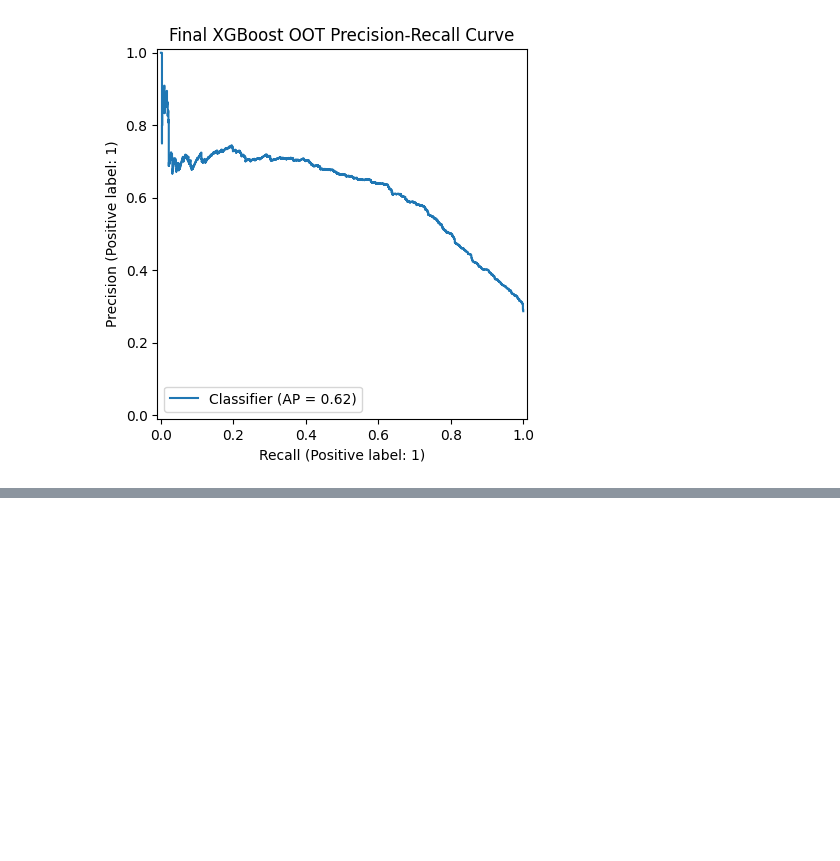
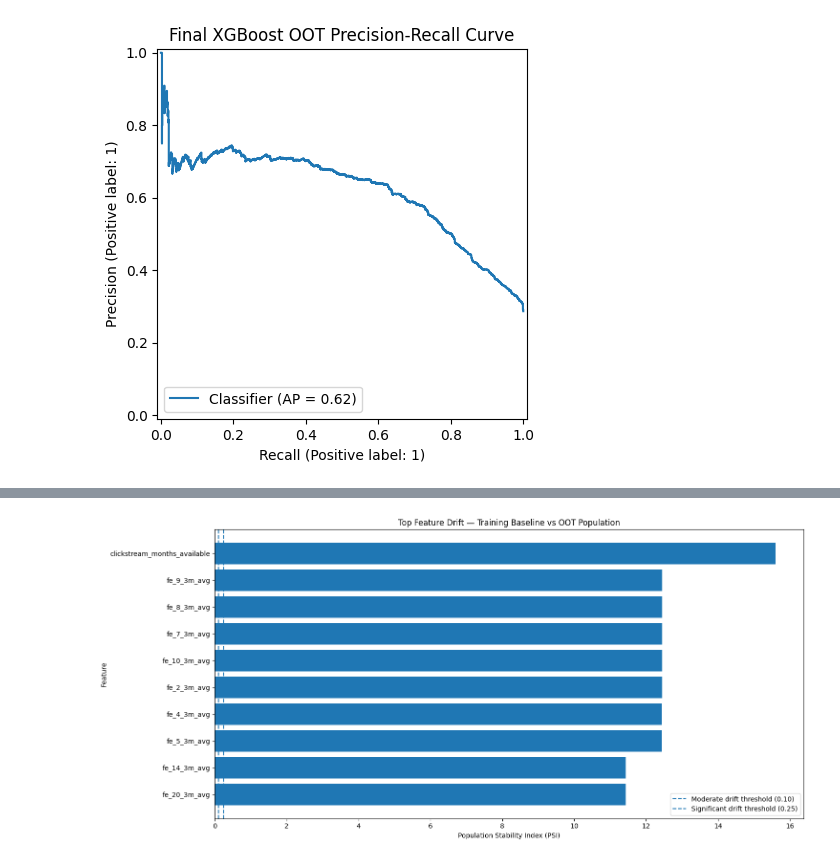
Before and after one commit to lizpangyuzhe-rgb/MLE_Assignment_2, a Jupyter notebook: notebooks/model_development.ipynb, the cells around one changed output, grey strips where cells are left out. Cells and saved outputs as stored; diff of their text form; code cells hidden in the pictures; blank space fills up the shorter version.

```diff
--- a/notebooks/model_development.ipynb
+++ b/notebooks/model_development.ipynb
@@ -779,0 +844,30 @@ plt.show()
+# %%
+plt.figure(figsize=(15, 7))
+
+plt.barh(
+    top_psi["feature"],
+    top_psi["psi"]
+)
+
+# Professor's PSI thresholds
+plt.axvline(
+    0.1,
+    linestyle="--",
+    label="Moderate drift threshold (0.10)"
+)
+
+plt.axvline(
+    0.25,
+    linestyle="--",
+    label="Significant drift threshold (0.25)"
+)
+
+plt.xlabel("Population Stability Index (PSI)")
+plt.ylabel("Feature")
+plt.title("Top Feature Drift — Training Baseline vs OOT Population")
+
+plt.legend()
+plt.tight_layout()
+plt.show()
+# %% [output]
+[figure, added]
```
Also changed, not shown: parts of 6 cells of this notebook, 8 other files.
